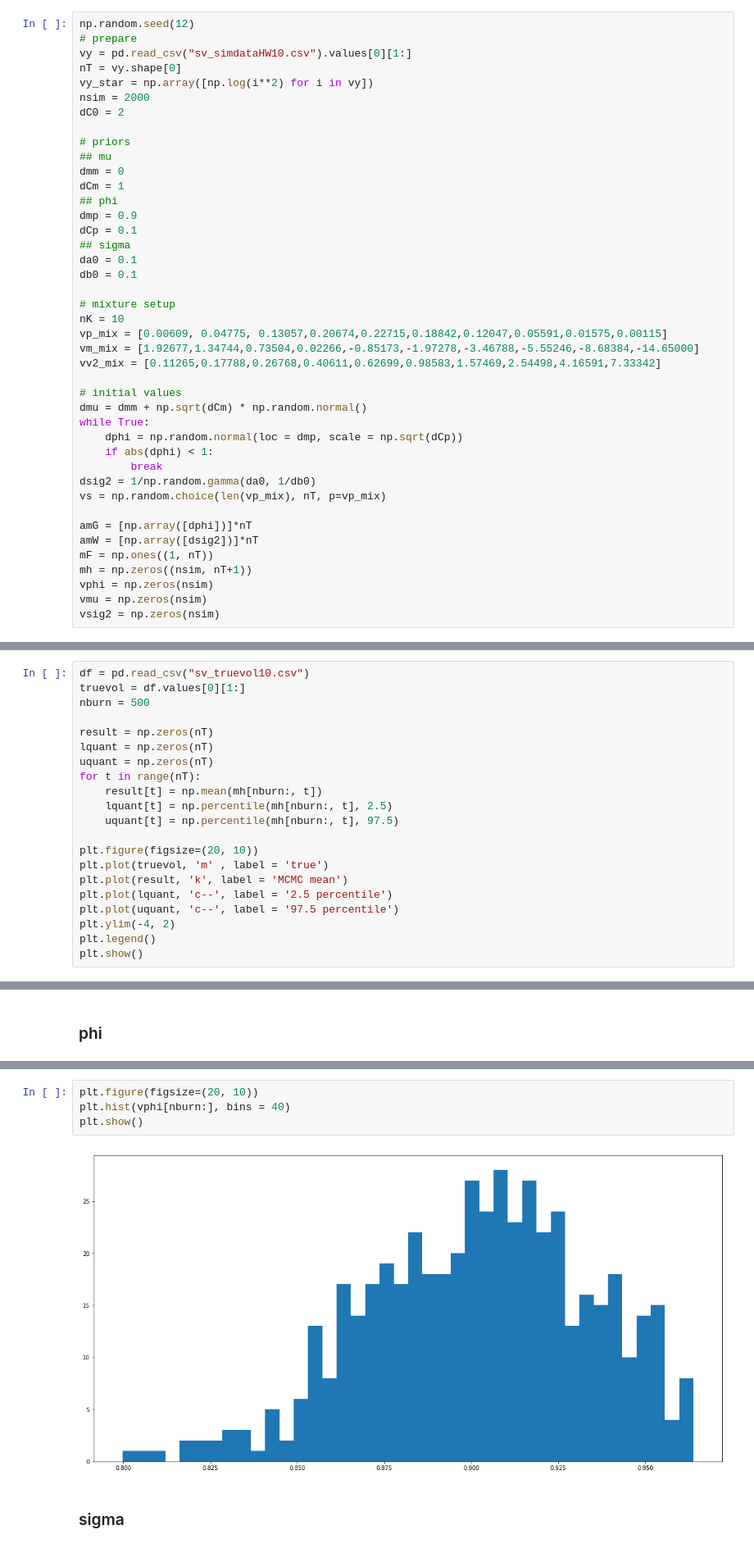
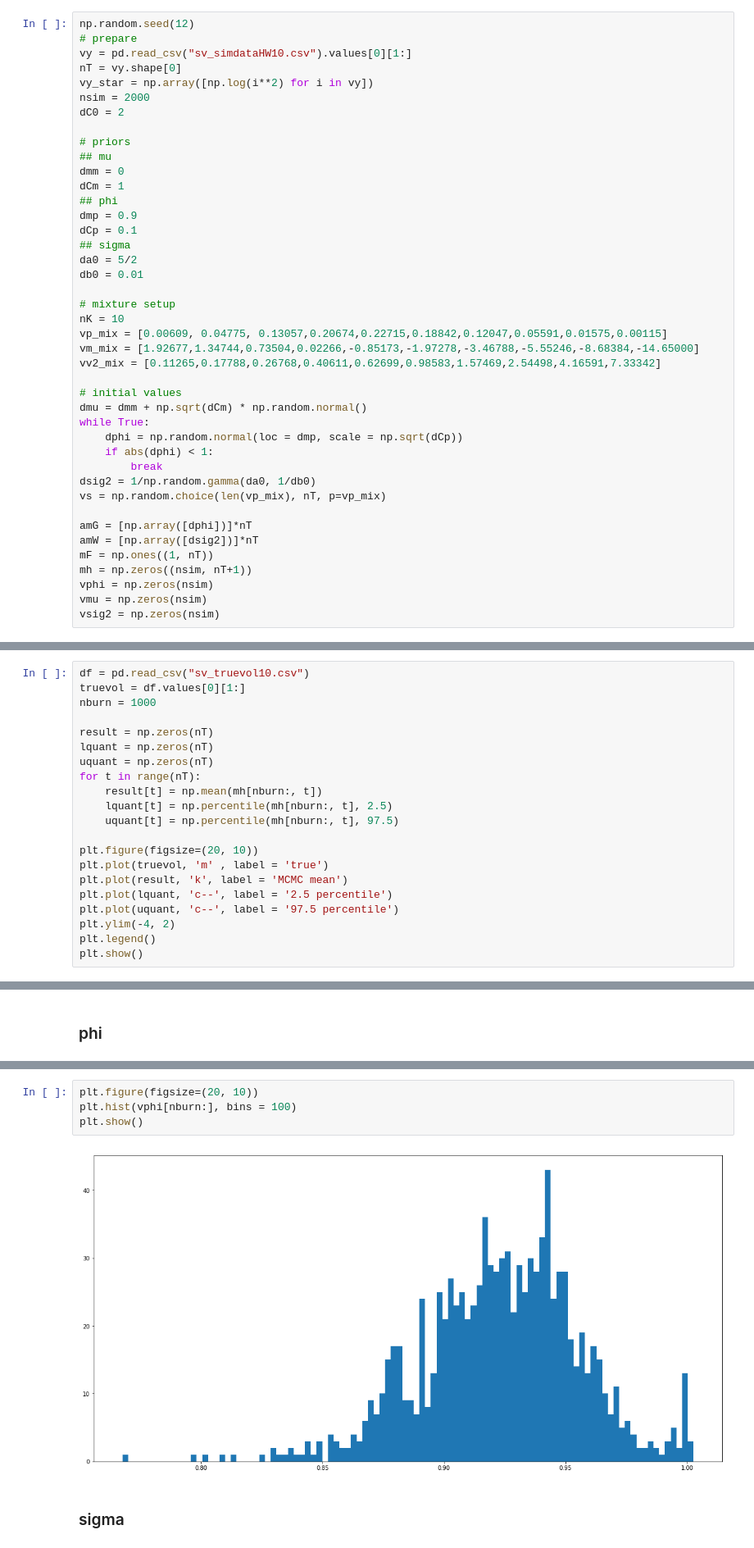
Before and after one commit to keiikegami/BayesHW9-10, a Jupyter notebook: HW10.ipynb, the cells around one changed output, grey strips where cells are left out. Shown: that part at 82% size. Cells and saved outputs as stored; diff of their text form.

```diff
--- a/HW10.ipynb
+++ b/HW10.ipynb
@@ -71,8 +71,8 @@ dCm = 1
 dmp = 0.9
 dCp = 0.1
 ## sigma
-da0 = 0.1
-db0 = 0.1
+da0 = 5/2
+db0 = 0.01
 
 # mixture setup
 nK = 10
@@ -157,7 +157,7 @@ for i in range(nsim):
 # %%
 df = pd.read_csv("sv_truevol10.csv")
 truevol = df.values[0][1:]
-nburn = 500
+nburn = 1000
 
 result = np.zeros(nT)
 lquant = np.zeros(nT)
@@ -191,9 +191,9 @@ plt.show()
 # %%
 plt.figure(figsize=(20, 10))
-plt.hist(vphi[nburn:], bins = 40)
+plt.hist(vphi[nburn:], bins = 100)
 plt.show()
 # %% [output]
-[figure, old version]
+[figure, new version]
 # %% [markdown]
 ### sigma
 # %%
```
Also changed, not shown: parts of 16 cells of this notebook.
